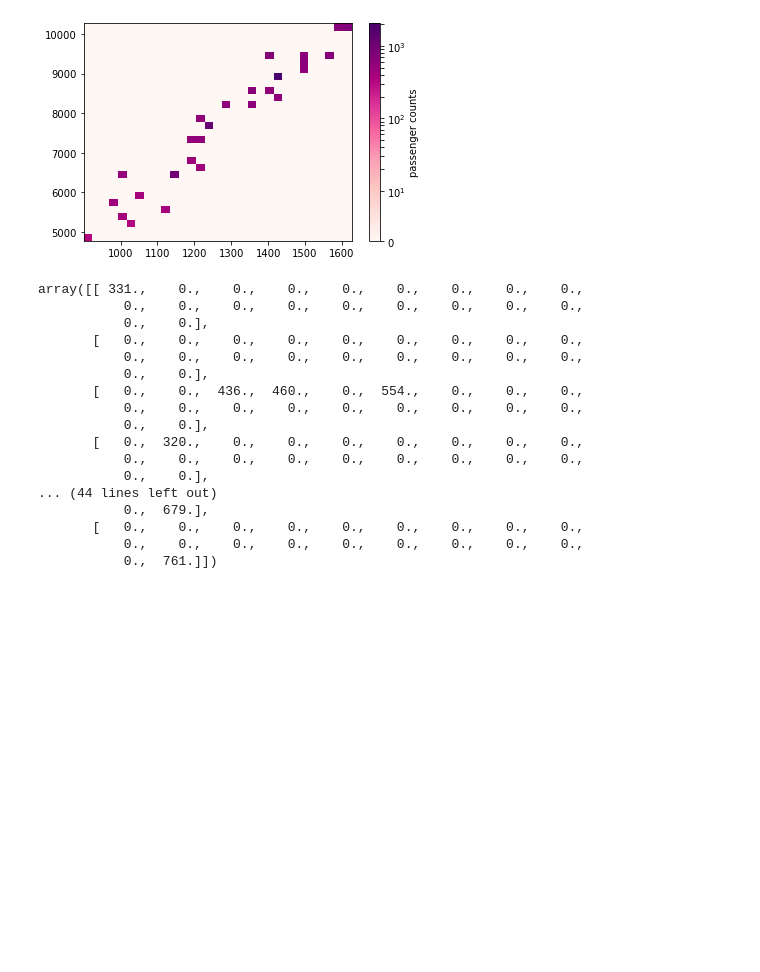
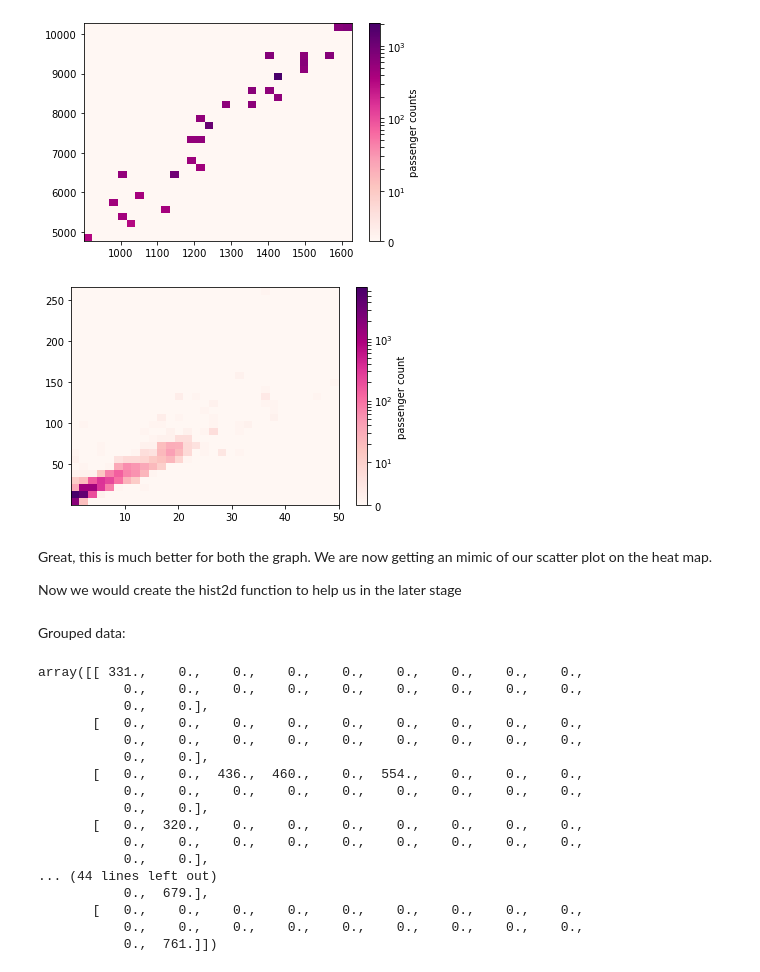
Before and after one commit to lolisaigao1234/IS497FinalProject, a Jupyter notebook: python/wu_rocky_Final_Project.ipynb, the cells around one changed output. Drawn from its saved outputs; the diff is of its cells as text; code cells hidden in the pictures; blank space fills up the shorter version.

```diff
--- a/python/wu_rocky_Final_Project.ipynb
+++ b/python/wu_rocky_Final_Project.ipynb
@@ -864,6 +886,23 @@ cb = plt.colorbar()
 cb.set_label('passenger counts')
 # %% [output]
 [figure]
+# %%
+plt.hist2d(x=data['trip_distance'],
+          y=data['total_amount'],
+          weights=data['passenger_count'],
+          bins = graphBins,
+          cmap = 'RdPu',
+          norm = mpl_colors.SymLogNorm(10))
+cb = plt.colorbar()
+cb.set_label('passenger count')
+# %% [output]
+[figure, added]
+# %% [markdown]
+Great, this is much better for both the graph. We are now getting an mimic of our scatter plot on the heat map.
+
+Now we would create the hist2d function to help us in the later stage
+# %% [markdown]
+Grouped data:
 # %%
 ntrip_distance = 20
 ntotal_payment = 20
```
Also changed, not shown: parts of 32 cells of this notebook.
